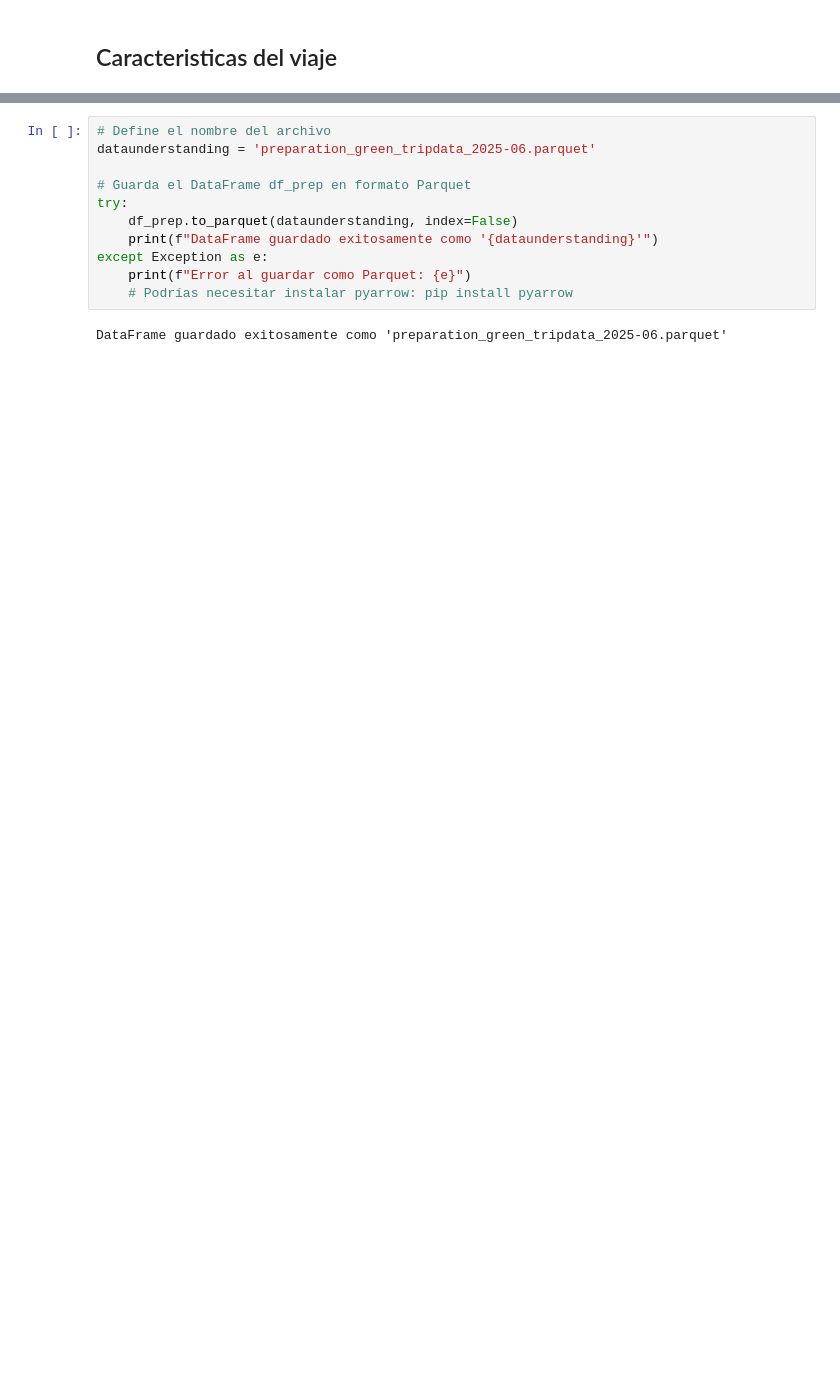
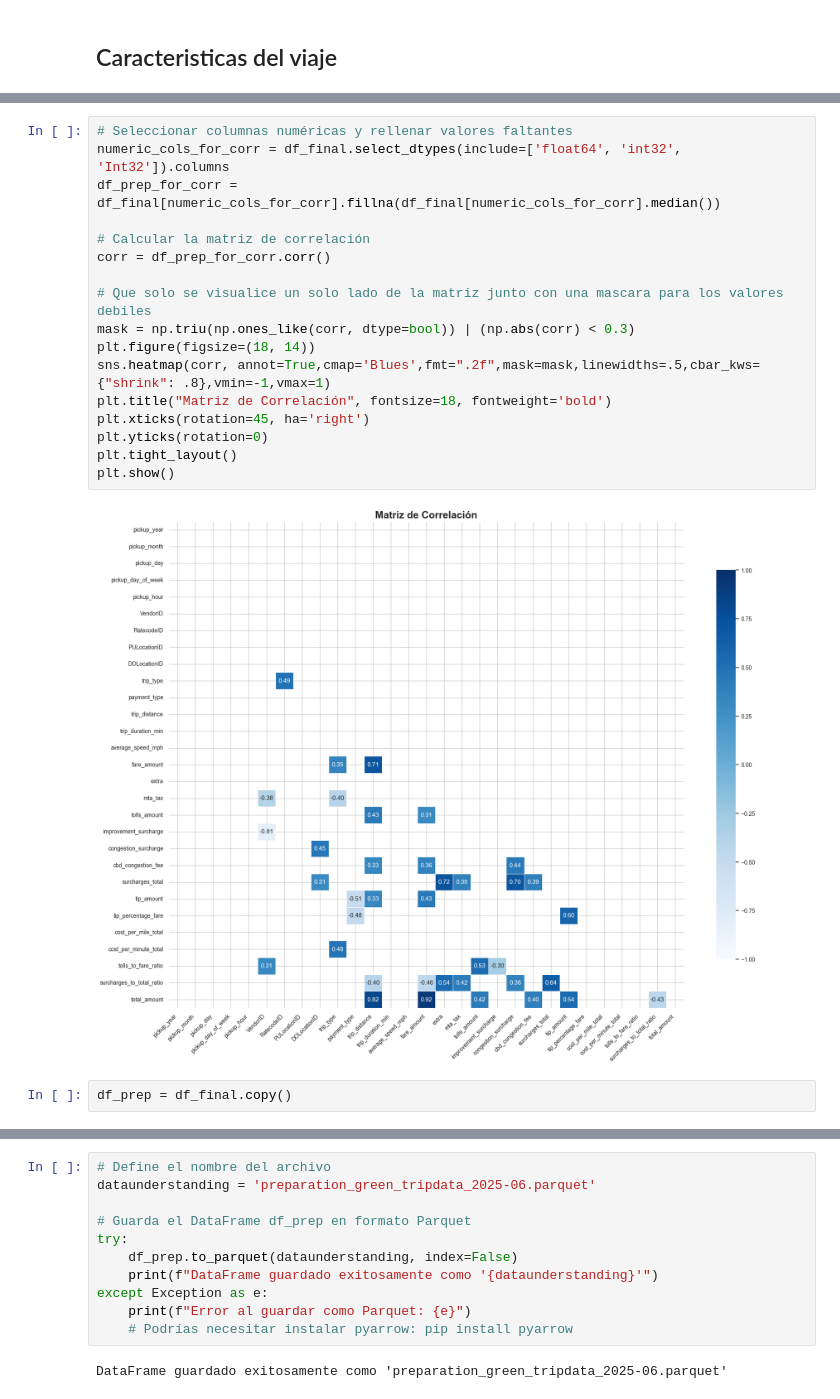
Before and after one commit to secarvallo/MLY0100, a Jupyter notebook: ML-N02/crisp-dm/03_data_preparation.ipynb, the cells around one changed output, grey strips where cells are left out. Drawn from its saved outputs; the diff is of its cells as text; blank space fills up the shorter version.

```diff
--- a/ML-N02/crisp-dm/03_data_preparation.ipynb
+++ b/ML-N02/crisp-dm/03_data_preparation.ipynb
@@ -713 +714,22 @@ df_prep.sample(10)
+# %%
+# Seleccionar columnas numéricas y rellenar valores faltantes
+numeric_cols_for_corr = df_final.select_dtypes(include=['float64', 'int32', 'Int32']).columns
+df_prep_for_corr = df_final[numeric_cols_for_corr].fillna(df_final[numeric_cols_for_corr].median())
+
+# Calcular la matriz de correlación
+corr = df_prep_for_corr.corr()
+
+# Que solo se visualice un solo lado de la matriz junto con una mascara para los valores debiles
+mask = np.triu(np.ones_like(corr, dtype=bool)) | (np.abs(corr) < 0.3)
+plt.figure(figsize=(18, 14))
+sns.heatmap(corr, annot=True,cmap='Blues',fmt=".2f",mask=mask,linewidths=.5,cbar_kws={"shrink": .8},vmin=-1,vmax=1)
+plt.title("Matriz de Correlación", fontsize=18, fontweight='bold')
+plt.xticks(rotation=45, ha='right')
+plt.yticks(rotation=0)
+plt.tight_layout()
+plt.show()
+# %% [output]
+[figure, added]
+# %%
+df_prep = df_final.copy()
 # %%
```
Also changed, not shown: parts of 16 cells of this notebook, 3 other files.
